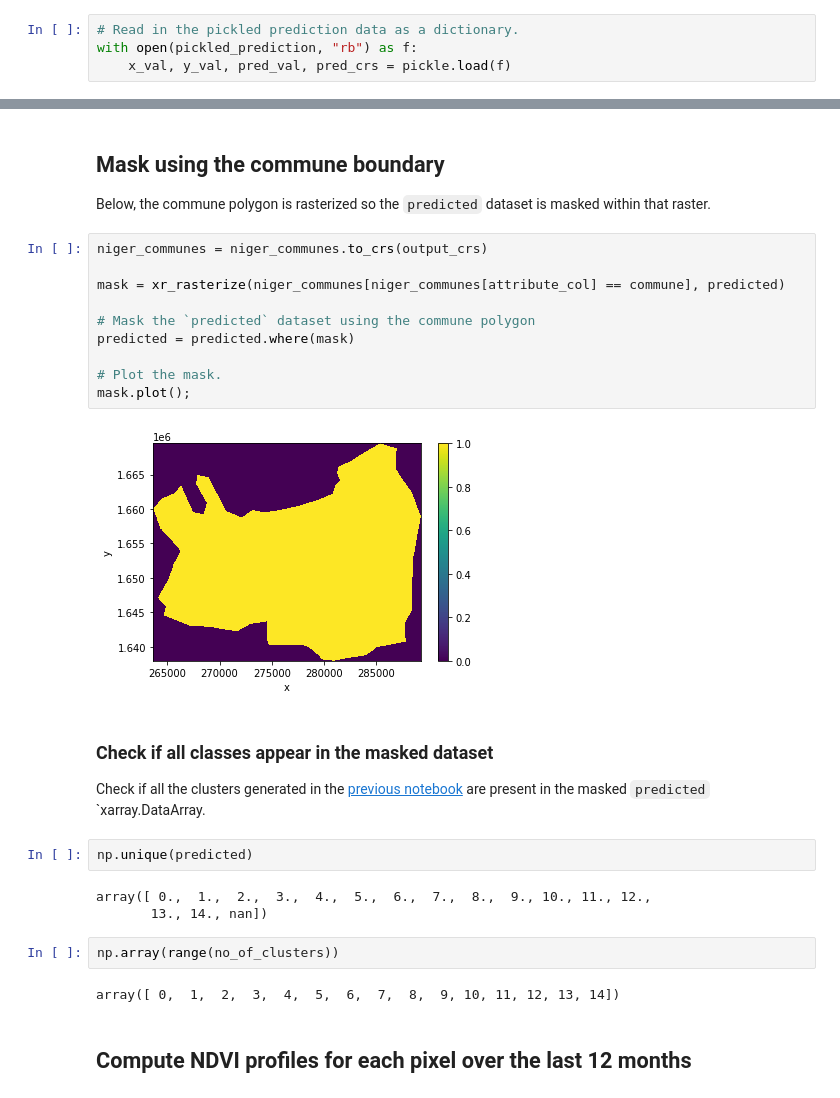
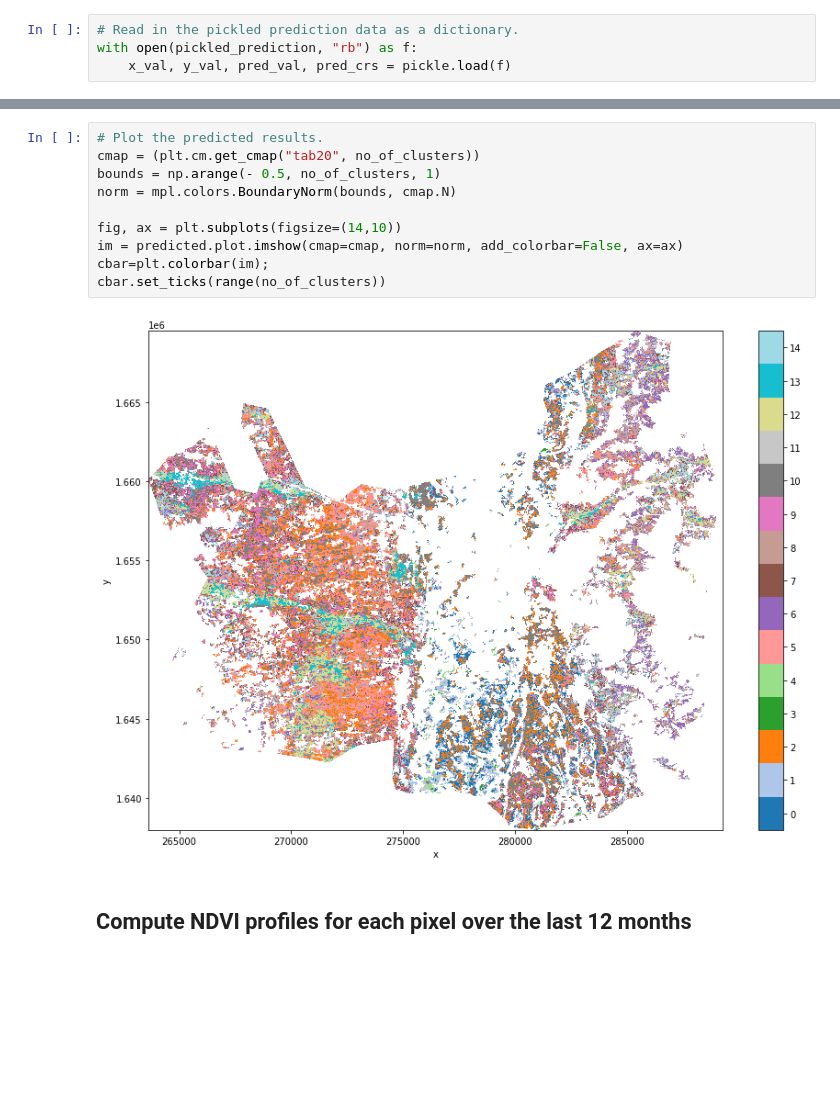
Before and after one commit to tylere/deafrica-sandbox-notebooks, a Jupyter notebook: Use_cases/NDVI_profiles/02_group_classes_using_NDVI.ipynb, the cells around one changed output, grey strips where cells are left out. Cells and saved outputs as stored; diff of their text form; blank space fills up the shorter version.

```diff
--- a/Use_cases/NDVI_profiles/02_group_classes_using_NDVI.ipynb
+++ b/Use_cases/NDVI_profiles/02_group_classes_using_NDVI.ipynb
@@ -179,35 +180,18 @@ Coordinates:
   * y        (y) float64 1.67e+06 1.669e+06 1.669e+06 ... 1.638e+06 1.638e+06
 Attributes:
     crs:      EPSG:6933
-# %% [markdown]
-## Mask using the commune boundary
-
-Below, the commune polygon is rasterized so the `predicted` dataset is masked within that raster.
-# %%
-niger_communes = niger_communes.to_crs(output_crs)
-
-mask = xr_rasterize(niger_communes[niger_communes[attribute_col] == commune], predicted)
-
-# Mask the `predicted` dataset using the commune polygon
-predicted = predicted.where(mask)
-
-# Plot the mask.
-mask.plot();
-# %% [output]
-[figure, removed]
-# %% [markdown]
-### Check if all classes appear in the masked dataset
-
-Check if all the clusters generated in the [previous notebook](01_unsupervised_class_identification.ipynb) are present in the masked `predicted` `xarray.DataArray.
-# %%
-np.unique(predicted)
-# %% [output]
-array([ 0.,  1.,  2.,  3.,  4.,  5.,  6.,  7.,  8.,  9., 10., 11., 12.,
-       13., 14., nan])
-# %%
-np.array(range(no_of_clusters))
-# %% [output]
-array([ 0,  1,  2,  3,  4,  5,  6,  7,  8,  9, 10, 11, 12, 13, 14])
+# %%
+# Plot the predicted results.
+cmap = (plt.cm.get_cmap("tab20", no_of_clusters))
+bounds = np.arange(- 0.5, no_of_clusters, 1)
+norm = mpl.colors.BoundaryNorm(bounds, cmap.N)
+
+fig, ax = plt.subplots(figsize=(14,10))
+im = predicted.plot.imshow(cmap=cmap, norm=norm, add_colorbar=False, ax=ax)
+cbar=plt.colorbar(im);
+cbar.set_ticks(range(no_of_clusters))
+# %% [output]
+[figure, added]
 # %% [markdown]
 ## Compute NDVI profiles for each pixel over the last 12 months
 # %%
```
Also changed, not shown: parts of 12 cells of this notebook, 7 other files.
